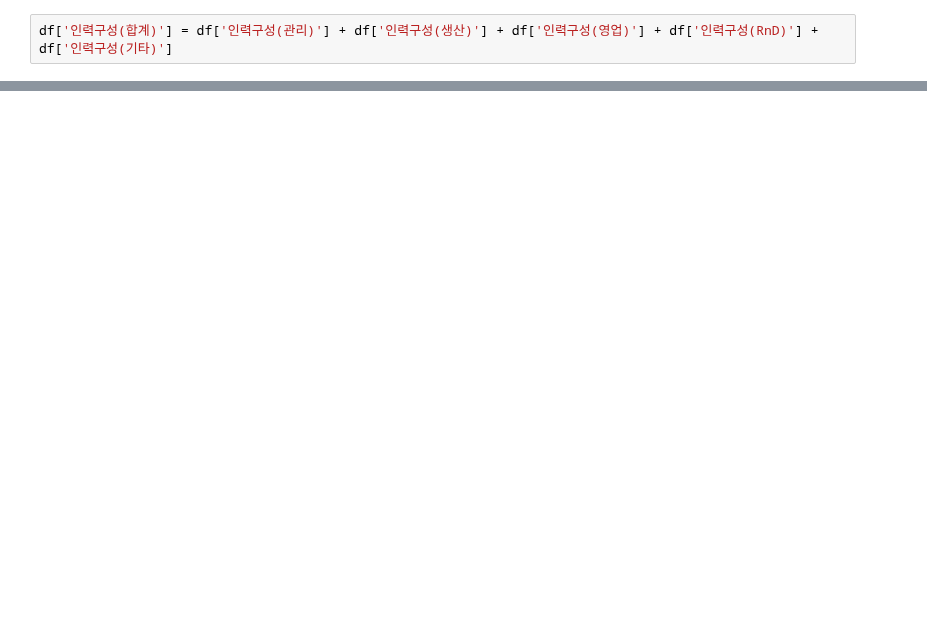
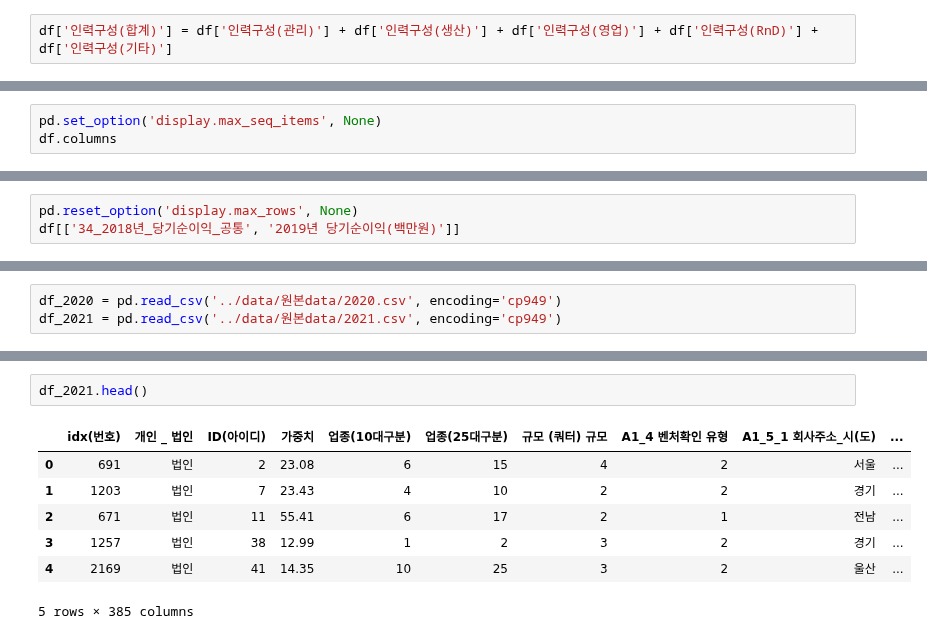
Before and after one commit to shoni0325/Project_1, a Jupyter notebook: code/test1.ipynb, the cells around one changed output, grey strips where cells are left out. Drawn from its saved outputs; the diff is of its cells as text; blank space fills up the shorter version.

```diff
--- a/code/test1.ipynb
+++ b/code/test1.ipynb
@@ -662,0 +667,3 @@ df['인력구성(합계)'] = df['인력구성(관리)'] + df['인력구성(생
+# %%
+pd.set_option('display.max_seq_items', None)
+df.columns
@@ -662,0 +696,3 @@ df['인력구성(합계)'] = df['인력구성(관리)'] + df['인력구성(생
+# %%
+pd.reset_option('display.max_rows', None)
+df[['34_2018년_당기순이익_공통', '2019년 당기순이익(백만원)']]
@@ -662,0 +785,3 @@ df['인력구성(합계)'] = df['인력구성(관리)'] + df['인력구성(생
+# %%
+df_2020 = pd.read_csv('../data/원본data/2020.csv', encoding='cp949')
+df_2021 = pd.read_csv('../data/원본data/2021.csv', encoding='cp949')
@@ -662,0 +798,10 @@ df['인력구성(합계)'] = df['인력구성(관리)'] + df['인력구성(생
+# %%
+df_2021.head()
+# %% [output]
+|  | idx(번호) | 개인 _ 법인 | ID(아이디) | 가중치 | 업종(10대구분) | 업종(25대구분) | 규모 (쿼터) 규모 | A1_4 벤처확인 유형 | A1_5_1 회사주소_시(도) | ... |
+| 0 | 691 | 법인 | 2 | 23.08 | 6 | 15 | 4 | 2 | 서울 | ... |
+| 1 | 1203 | 법인 | 7 | 23.43 | 4 | 10 | 2 | 2 | 경기 | ... |
+| 2 | 671 | 법인 | 11 | 55.41 | 6 | 17 | 2 | 1 | 전남 | ... |
+| 3 | 1257 | 법인 | 38 | 12.99 | 1 | 2 | 3 | 2 | 경기 | ... |
+| 4 | 2169 | 법인 | 41 | 14.35 | 10 | 25 | 3 | 2 | 울산 | ... |
+5 rows × 385 columns
```
Also changed, not shown: parts of 22 cells of this notebook, 6 other files.
